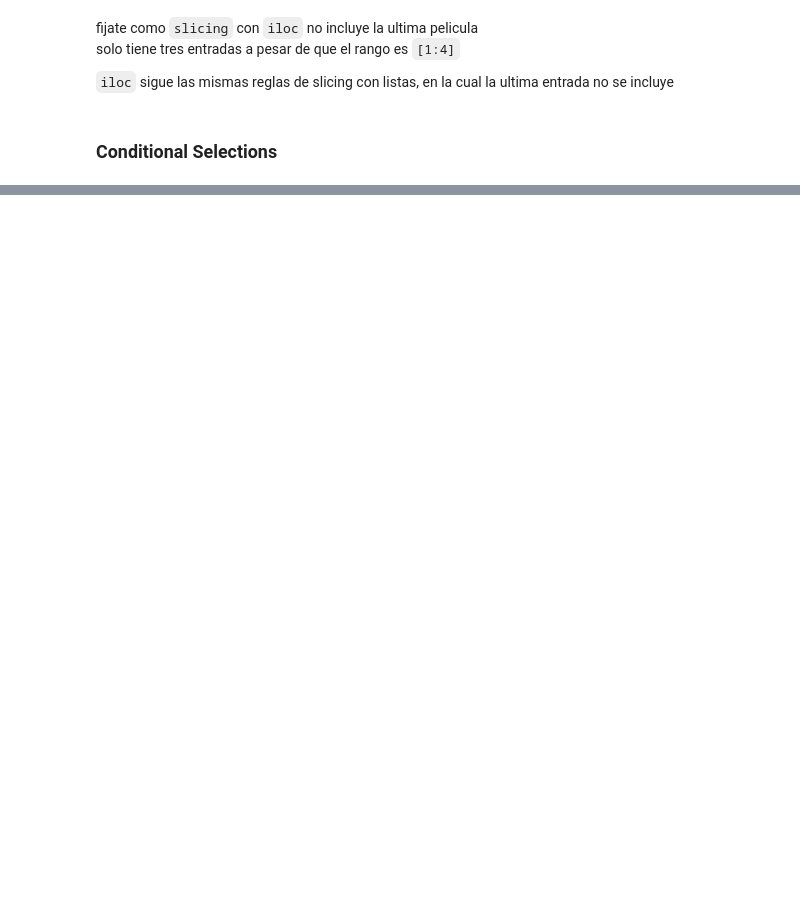
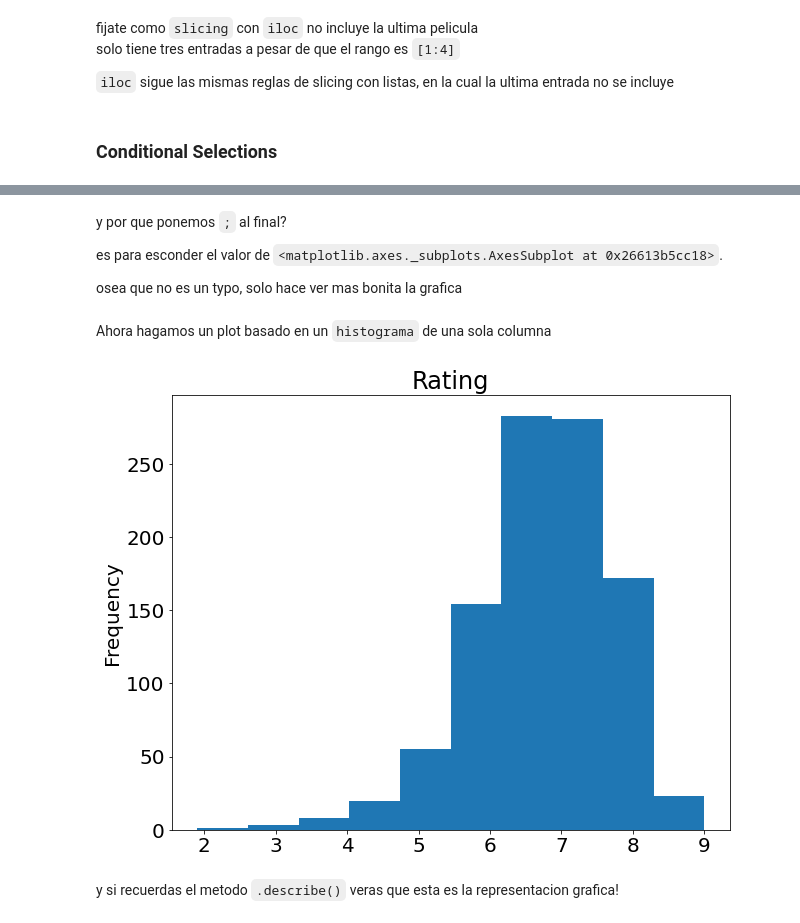
Before and after one commit to julianjara/machine_learning_titanic, a Jupyter notebook: panda.ipynb, the cells around one changed output, grey strips where cells are left out. Drawn from its saved outputs; the diff is of its cells as text; code cells hidden in the pictures; blank space fills up the shorter version.

```diff
--- a/panda.ipynb
+++ b/panda.ipynb
@@ -526,0 +696,14 @@ solo tiene tres entradas a pesar de que el rango es `[1:4]`
+# %% [markdown]
+y por que ponemos `;` al final?
+
+es para esconder el valor de `<matplotlib.axes._subplots.AxesSubplot at 0x26613b5cc18>`.
+
+osea que no es un typo, solo hace ver mas bonita la grafica
+# %% [markdown]
+Ahora hagamos un plot basado en un `histograma` de una sola columna
+# %%
+movies_df['rating'].plot(kind='hist', title='Rating');
+# %% [output]
+[figure, added]
+# %% [markdown]
+y si recuerdas el metodo `.describe()` veras que esta es la representacion grafica!
```
Also changed, not shown: parts of 38 cells of this notebook.
